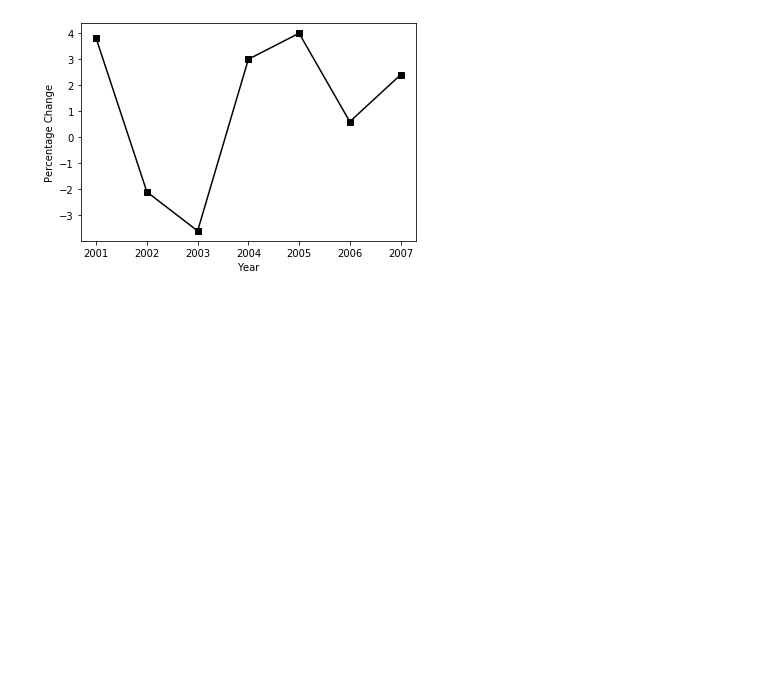
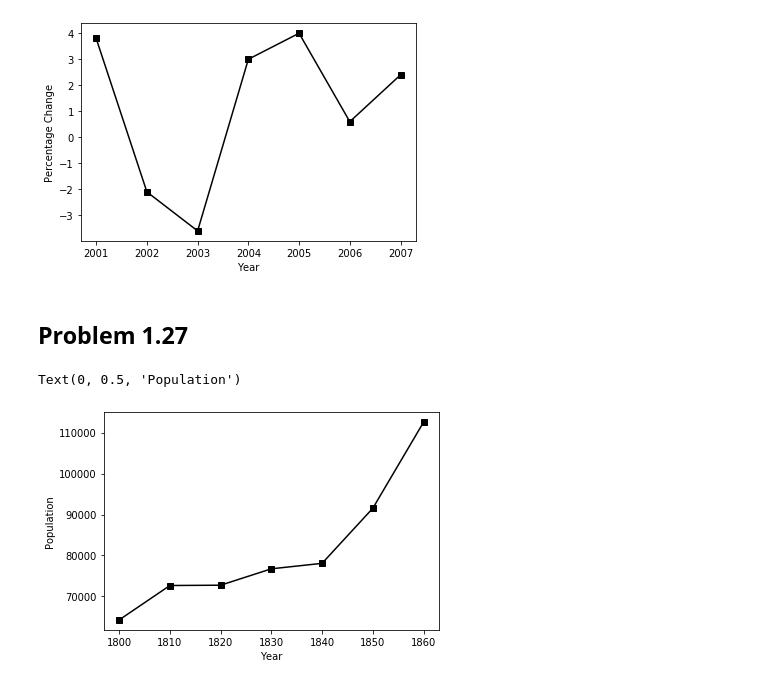
Before and after one commit to paulaonea/python-humongous-book-of-statistics, a Jupyter notebook: Chapter 1 - Displaying Descriptive Statistics.ipynb, the cells around one changed output. Drawn from its saved outputs; the diff is of its cells as text; code cells hidden in the pictures; blank space fills up the shorter version.

Commit message:
Problem 1.27

```diff
--- a/Chapter 1 - Displaying Descriptive Statistics.ipynb
+++ b/Chapter 1 - Displaying Descriptive Statistics.ipynb
@@ -402,3 +402,14 @@ plt.ylabel('Percentage Change')
 # %% [output]
 Text(0, 0.5, 'Percentage Change')
 [figure]
+# %% [markdown]
+## Problem 1.27
+# %%
+population = pd.Series([64273, 72674, 72749, 76748, 78085, 91532, 112532],
+                      index = [1800, 1810, 1820, 1830, 1840, 1850, 1860])
+plt.plot(population.index, population[:], color='k', marker='s')
+plt.xlabel('Year')
+plt.ylabel('Population')
+# %% [output]
+Text(0, 0.5, 'Population')
+[figure, added]
```
